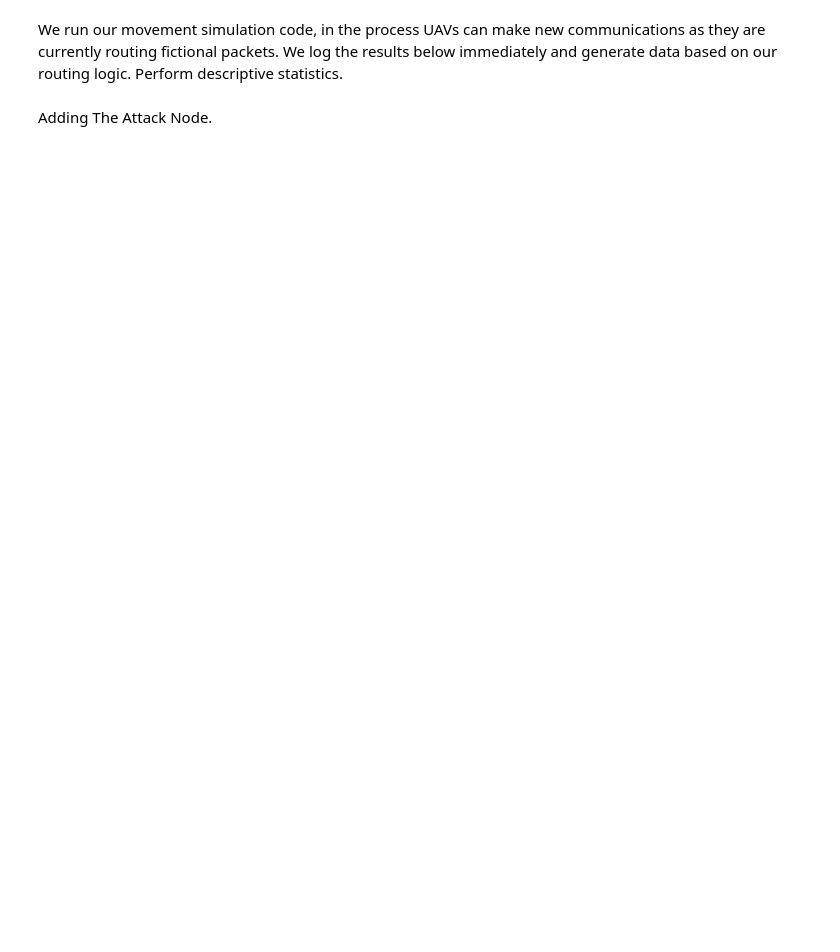
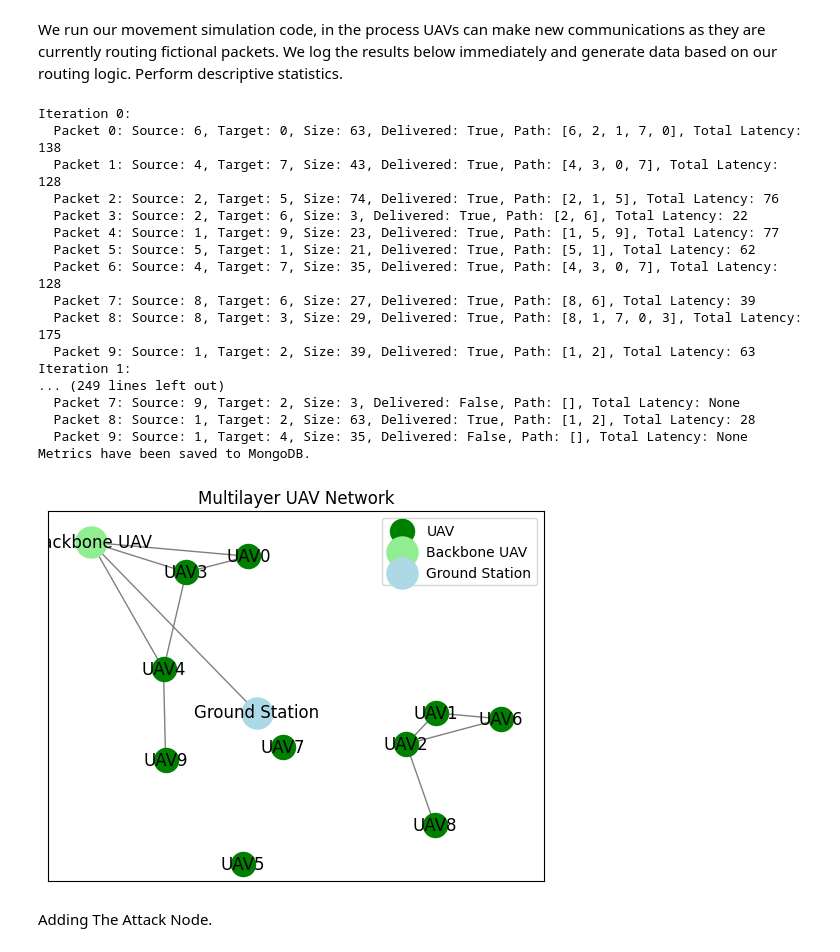
Before and after one commit to Solumba/UAV-Network-Monitoring-System, a Jupyter notebook: Uav_Swarm_Model_Save_DB.ipynb, the cells around one changed output. Cells and saved outputs as stored; diff of their text form; code cells hidden in the pictures; blank space fills up the shorter version.

```diff
--- a/Uav_Swarm_Model_Save_DB.ipynb
+++ b/Uav_Swarm_Model_Save_DB.ipynb
@@ -540,23 +702,32 @@ simulation.close()
 # %% [markdown]
 We run our movement simulation code, in the process UAVs can make new communications as they are currently routing fictional packets. We log the results below immediately and generate data based on our routing logic. Perform descriptive statistics.
 # %%
-"""Routing Simulation"""
+"""Normal Network Simulation"""
 # Run the Simulation
-results = simulation.run_simulation(uav_network, total_time, update_interval, move_range, connection_range, backbone_range, num_packets)
-
-# Update network connections
-uav_network = simulation.update_network_connections(uav_network, connection_range, backbone_range)
-
-# Update Neo4j Database with the new positions and connections
-simulation.update_neo4j_database(uav_network)
-
-# Now draw the graph to visualize the updated network
-simulation.draw_graph(uav_network)
-
+current_metrics = simulation.run_simulation(uav_network, total_time, update_interval, move_range, connection_range, backbone_range, num_packets)
 # Close Neo4j Connection
 simulation.close()
 
-simulation.plot_time_series(results)
+# simulation.plot_time_series(results)
+# %% [output]
+Iteration 0:
+  Packet 0: Source: 6, Target: 0, Size: 63, Delivered: True, Path: [6, 2, 1, 7, 0], Total Latency: 138
+  Packet 1: Source: 4, Target: 7, Size: 43, Delivered: True, Path: [4, 3, 0, 7], Total Latency: 128
+  Packet 2: Source: 2, Target: 5, Size: 74, Delivered: True, Path: [2, 1, 5], Total Latency: 76
+  Packet 3: Source: 2, Target: 6, Size: 3, Delivered: True, Path: [2, 6], Total Latency: 22
+  Packet 4: Source: 1, Target: 9, Size: 23, Delivered: True, Path: [1, 5, 9], Total Latency: 77
+  Packet 5: Source: 5, Target: 1, Size: 21, Delivered: True, Path: [5, 1], Total Latency: 62
+  Packet 6: Source: 4, Target: 7, Size: 35, Delivered: True, Path: [4, 3, 0, 7], Total Latency: 128
+  Packet 7: Source: 8, Target: 6, Size: 27, Delivered: True, Path: [8, 6], Total Latency: 39
+  Packet 8: Source: 8, Target: 3, Size: 29, Delivered: True, Path: [8, 1, 7, 0, 3], Total Latency: 175
+  Packet 9: Source: 1, Target: 2, Size: 39, Delivered: True, Path: [1, 2], Total Latency: 63
+Iteration 1:
+... (249 lines left out)
+  Packet 7: Source: 9, Target: 2, Size: 3, Delivered: False, Path: [], Total Latency: None
+  Packet 8: Source: 1, Target: 2, Size: 63, Delivered: True, Path: [1, 2], Total Latency: 28
+  Packet 9: Source: 1, Target: 4, Size: 35, Delivered: False, Path: [], Total Latency: None
+Metrics have been saved to MongoDB.
+[figure, added]
 # %% [markdown]
 Adding The Attack Node.
 # %%
```
Also changed, not shown: parts of 6 cells of this notebook.
